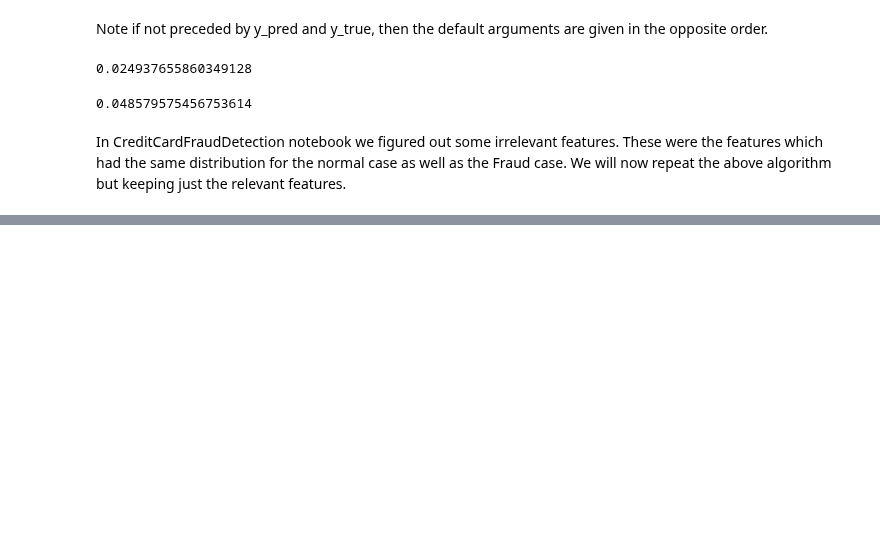
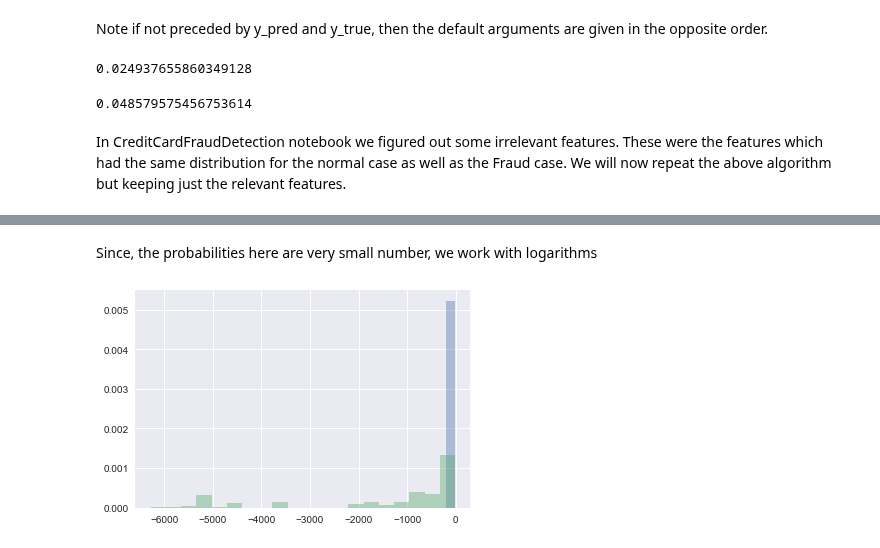
Before and after one commit to sushant2811/CreditCardFraudDetection, a Jupyter notebook: CCFraud-AnomalyDetection.ipynb, the cells around one changed output, grey strips where cells are left out. Drawn from its saved outputs; the diff is of its cells as text; code cells hidden in the pictures; blank space fills up the shorter version.

Commit message:
Building joint probability using relevant features

```diff
--- a/CCFraud-AnomalyDetection.ipynb
+++ b/CCFraud-AnomalyDetection.ipynb
@@ -552,5 +553,18 @@ NormalTrainRelevant.head()
 # %%
 NormalValidateRelevant = NormalValidate.drop(irrelevant_features, axis = 1)
 NormalTestRelevant = NormalTest.drop(irrelevant_features, axis = 1)
-FraudValidateRelevant = NormalValidate.drop(irrelevant_features, axis = 1)
-FraudTestRelevant = NormalTest.drop(irrelevant_features, axis = 1)
+FraudValidateRelevant = FraudValidate.drop(irrelevant_features, axis = 1)
+FraudTestRelevant = FraudTest.drop(irrelevant_features, axis = 1)
+# %%
+muRel = NormalTrainRelevant.drop('Class', axis = 1).mean(axis = 0).values
+# %%
+SigmaRel = NormalTrainRelevant.drop('Class', axis = 1).cov().values
+# %%
+modelRel = multivariate_normal(cov=SigmaRel, mean=muRel)
+# %% [markdown]
+Since, the probabilities here are very small number, we work with logarithms
+# %%
+sns.distplot(modelRel.logpdf(NormalTrainRelevant.drop('Class', axis=1).values), bins = 20, norm_hist=True, kde=False);
+sns.distplot(modelRel.logpdf(FraudValidateRelevant.drop('Class', axis=1).values), bins = 20, norm_hist=True, kde=False);
+# %% [output]
+[figure, added]
```
Also changed, not shown: parts of 3 cells of this notebook.
